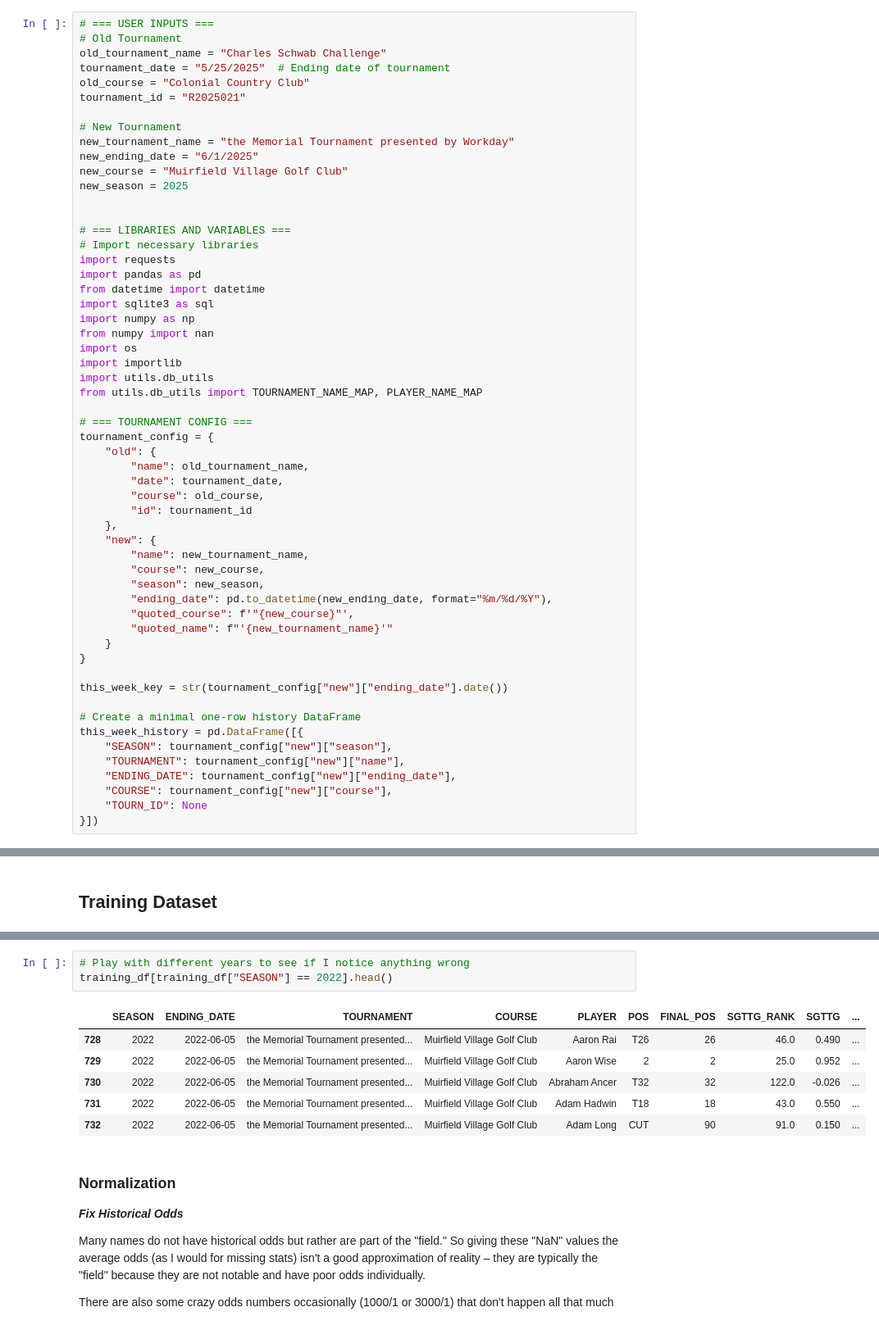
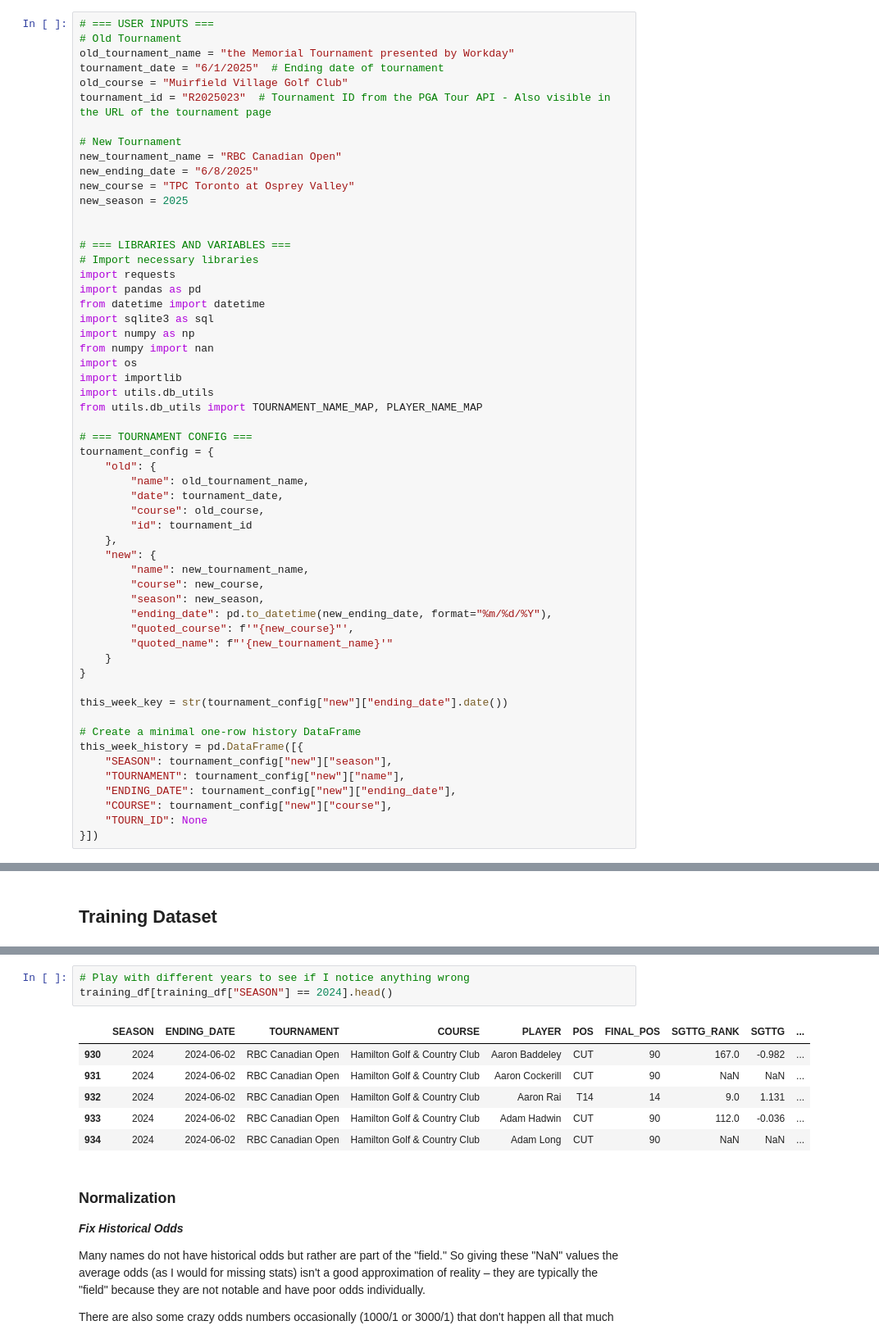
Before and after one commit to milleranalytics/pga-dk, a Jupyter notebook: pga-dk.ipynb, the cells around one changed output, grey strips where cells are left out. Shown at 82% size. Drawn from its saved outputs; the diff is of its cells as text.

Commit message:
Updates for RBC Canadian Open.  Fix issue when no course history available.

```diff
--- a/pga-dk.ipynb
+++ b/pga-dk.ipynb
@@ -8,15 +8,15 @@ Looks like the tournament ID is also in the address bar.
 # %%
 # === USER INPUTS ===
 # Old Tournament
-old_tournament_name = "Charles Schwab Challenge"
-tournament_date = "5/25/2025"  # Ending date of tournament
-old_course = "Colonial Country Club"
-tournament_id = "R2025021"
+old_tournament_name = "the Memorial Tournament presented by Workday"
+tournament_date = "6/1/2025"  # Ending date of tournament
+old_course = "Muirfield Village Golf Club"
+tournament_id = "R2025023"  # Tournament ID from the PGA Tour API - Also visible in the URL of the tournament page
 
 # New Tournament
-new_tournament_name = "the Memorial Tournament presented by Workday"
-new_ending_date = "6/1/2025"
-new_course = "Muirfield Village Golf Club"
+new_tournament_name = "RBC Canadian Open"
+new_ending_date = "6/8/2025"
+new_course = "TPC Toronto at Osprey Valley"
 new_season = 2025
 
 
@@ -597,13 +571,13 @@ training_df.head(10)
 # %%
 # Play with different years to see if I notice anything wrong
-training_df[training_df["SEASON"] == 2022].head()
+training_df[training_df["SEASON"] == 2024].head()
 # %% [output]
 |  | SEASON | ENDING_DATE | TOURNAMENT | COURSE | PLAYER | POS | FINAL_POS | SGTTG_RANK | SGTTG | ... |
-| 728 | 2022 | 2022-06-05 | the Memorial Tournament presented... | Muirfield Village Golf Club | Aaron Rai | T26 | 26 | 46.0 | 0.490 | ... |
-| 729 | 2022 | 2022-06-05 | the Memorial Tournament presented... | Muirfield Village Golf Club | Aaron Wise | 2 | 2 | 25.0 | 0.952 | ... |
-| 730 | 2022 | 2022-06-05 | the Memorial Tournament presented... | Muirfield Village Golf Club | Abraham Ancer | T32 | 32 | 122.0 | -0.026 | ... |
-| 731 | 2022 | 2022-06-05 | the Memorial Tournament presented... | Muirfield Village Golf Club | Adam Hadwin | T18 | 18 | 43.0 | 0.550 | ... |
-| 732 | 2022 | 2022-06-05 | the Memorial Tournament presented... | Muirfield Village Golf Club | Adam Long | CUT | 90 | 91.0 | 0.150 | ... |
+| 930 | 2024 | 2024-06-02 | RBC Canadian Open | Hamilton Golf & Country Club | Aaron Baddeley | CUT | 90 | 167.0 | -0.982 | ... |
+| 931 | 2024 | 2024-06-02 | RBC Canadian Open | Hamilton Golf & Country Club | Aaron Cockerill | CUT | 90 | NaN | NaN | ... |
+| 932 | 2024 | 2024-06-02 | RBC Canadian Open | Hamilton Golf & Country Club | Aaron Rai | T14 | 14 | 9.0 | 1.131 | ... |
+| 933 | 2024 | 2024-06-02 | RBC Canadian Open | Hamilton Golf & Country Club | Adam Hadwin | CUT | 90 | 112.0 | -0.036 | ... |
+| 934 | 2024 | 2024-06-02 | RBC Canadian Open | Hamilton Golf & Country Club | Adam Long | CUT | 90 | NaN | NaN | ... |
 # %% [markdown]
 ### Normalization
 ***Fix Historical Odds***
```
Also changed, not shown: parts of 20 cells of this notebook, 5 other files.
